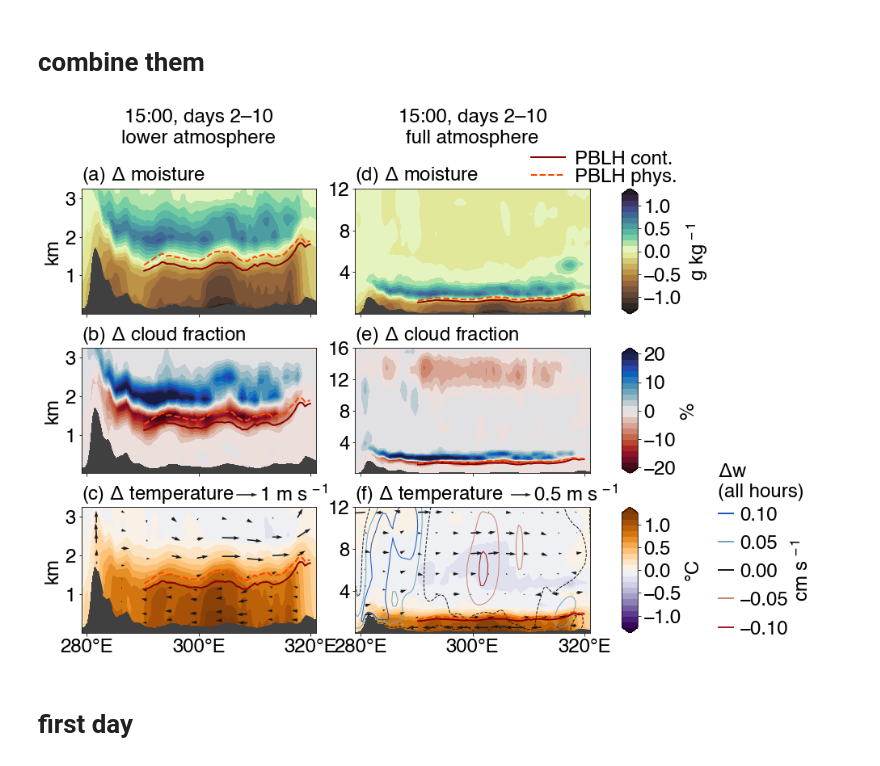
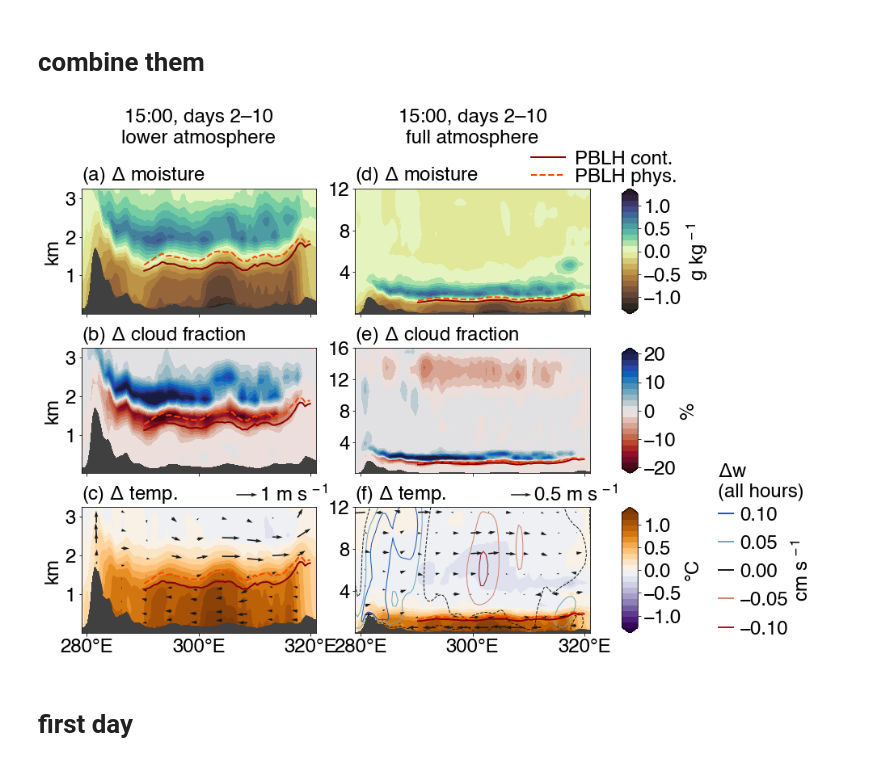
Before and after one commit to bairdlangenbrunner/amazon-phys-response-paper, a Jupyter notebook: scripts/POSTER_vertical_profiles_wrf.ipynb, the cells around one changed output. Drawn from its saved outputs; the diff is of its cells as text; code cells hidden in the pictures.

```diff
--- a/scripts/POSTER_vertical_profiles_wrf.ipynb
+++ b/scripts/POSTER_vertical_profiles_wrf.ipynb
@@ -790,7 +790,7 @@ fig.tight_layout(h_pad=3)
 
 ax_list[0].text(s='(a) $\Delta$ moisture', x=0, y=1.02, ha='left', va='bottom', fontsize=fontsize, transform=ax_list[0].transAxes)
 ax_list[1].text(s='(b) $\Delta$ cloud fraction', x=0, y=1.02, ha='left', va='bottom', fontsize=fontsize, transform=ax_list[1].transAxes)
-ax_list[2].text(s='(c) $\Delta$ temperature', x=0, y=1.02, ha='left', va='bottom', fontsize=fontsize, transform=ax_list[2].transAxes)
+ax_list[2].text(s='(c) $\Delta$ temp.', x=0, y=1.02, ha='left', va='bottom', fontsize=fontsize, transform=ax_list[2].transAxes)
 
 ax_list[0].text(s='15:00, days 2–10\nlower atmosphere', x=0.5, y=1.333, ha='center', va='bottom', fontsize=fontsize, transform=ax_list[0].transAxes)
 
@@ -986,7 +986,7 @@ legend = ax_list[3].legend(handles, labels, fontsize=fontsize, ncol=1, bbox_to_a
 
 ax_list[3].text(s='(d) $\Delta$ moisture', x=0, y=1.02, ha='left', va='bottom', fontsize=fontsize, transform=ax_list[3].transAxes)
 ax_list[4].text(s='(e) $\Delta$ cloud fraction', x=0, y=1.02, ha='left', va='bottom', fontsize=fontsize, transform=ax_list[4].transAxes)
-ax_list[5].text(s='(f) $\Delta$ temperature', x=0, y=1.02, ha='left', va='bottom', fontsize=fontsize, transform=ax_list[5].transAxes)
+ax_list[5].text(s='(f) $\Delta$ temp.', x=0, y=1.02, ha='left', va='bottom', fontsize=fontsize, transform=ax_list[5].transAxes)
 
 ax_list[3].text(s='15:00, days 2–10\nfull atmosphere', x=0.5, y=1.333, ha='center', va='bottom', fontsize=fontsize, transform=ax_list[3].transAxes)
 
@@ -1024,34 +1024,34 @@ cbar_lines_ax.get_children()[0].set_linewidths(2)
 cbar_lines_ax.get_children()[1].set_facecolor('None')
 cbar_lines_ax.get_children()[2].set_facecolor('None')
 cbar_lines.patch.set_visible(False)
 cbar_lines.outline.set_visible(False)
 
 cbar_lines_ax.text(s='$\Delta$w\n(all hours)', x=0, y=1.05, ha='left', va='bottom', \
                    fontsize=fontsize, transform=cbar_lines_ax.transAxes)
 
 
 for c in cbar_ax1.collections:
     c.set_edgecolor('face')
 for c in cbar_ax2.collections:
     c.set_edgecolor('face')
 for c in cbar_ax3.collections:
     c.set_edgecolor('face')
 
 quiver_key = ax_list[5].quiverkey(quiver_plot, \
                                   coordinates='axes', \
                                   X=.75, Y=1.1, labelpos='E', \
                                   label='', \
                                   U=quiver_key_scale)
 quiver_key_text = ax_list[5].text(s=str(quiver_key_scale)+' m s$^{\,-1}$',\
                                   x=.76, y=1.02,\
                                   ha='left', va='bottom',\
                                   transform=ax_list[5].transAxes, \
                                   fontsize=fontsize)
 
 
 fig.savefig('../figures/POSTER_vertical_profile_1500_BIG_PANEL.pdf', bbox_inches='tight')
 # %% [output]
-[figure, old version]
+[figure, new version]
 # %% [markdown]
 # first day
 # %%
```
